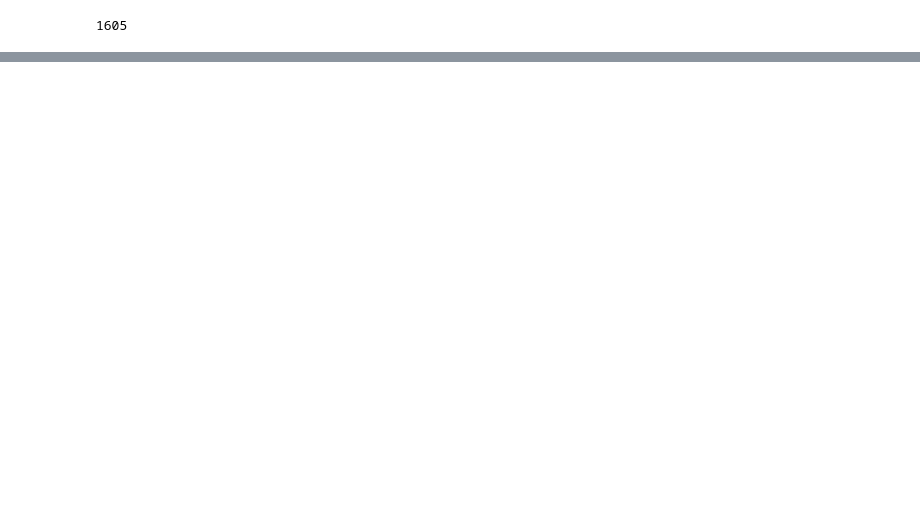
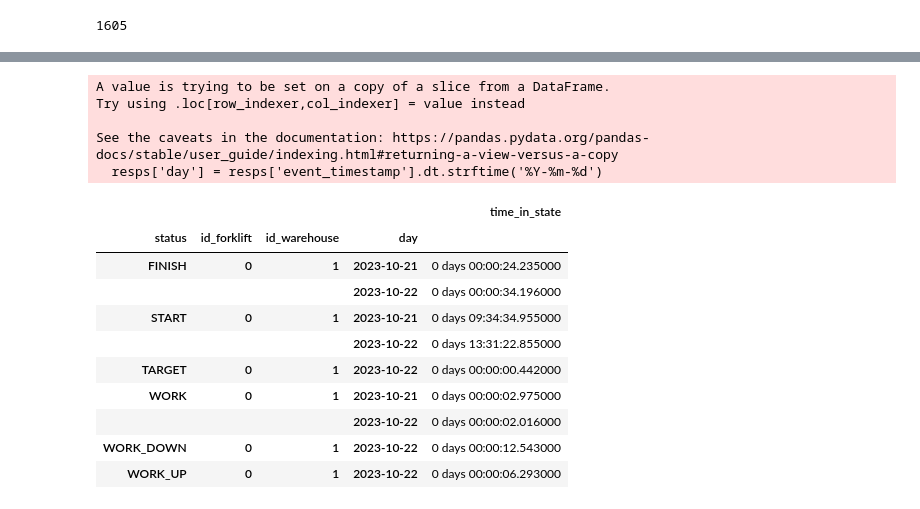
Before and after one commit to Lenidoxll/Automated-warehouse-monitoring, a Jupyter notebook: AnalyticalQueries.ipynb, the cells around one changed output, grey strips where cells are left out. Saved outputs shown, nothing was run; the diff lists cells and outputs as text; code cells hidden in the pictures; blank space fills up the shorter version.

```diff
--- a/AnalyticalQueries.ipynb
+++ b/AnalyticalQueries.ipynb
@@ -388,0 +375,20 @@ See the caveats in the documentation: https://pandas.pydata.org/pandas-docs/stab
+# %%
+resps['day'] = resps['event_timestamp'].dt.strftime('%Y-%m-%d')
+resps.groupby(['status', 'id_forklift', 'id_warehouse', 'day']).aggregate({'time_in_state': 'sum' })
+# %% [output]
+A value is trying to be set on a copy of a slice from a DataFrame.
+Try using .loc[row_indexer,col_indexer] = value instead
+
+See the caveats in the documentation: https://pandas.pydata.org/pandas-docs/stable/user_guide/indexing.html#returning-a-view-versus-a-copy
+  resps['day'] = resps['event_timestamp'].dt.strftime('%Y-%m-%d')
+|  |  |  |  | time_in_state |
+| status | id_forklift | id_warehouse | day |  |
+| FINISH | 0 | 1 | 2023-10-21 | 0 days 00:00:24.235000 |
+|  |  |  | 2023-10-22 | 0 days 00:00:34.196000 |
+| START | 0 | 1 | 2023-10-21 | 0 days 09:34:34.955000 |
+|  |  |  | 2023-10-22 | 0 days 13:31:22.855000 |
+| TARGET | 0 | 1 | 2023-10-22 | 0 days 00:00:00.442000 |
+| WORK | 0 | 1 | 2023-10-21 | 0 days 00:00:02.975000 |
+|  |  |  | 2023-10-22 | 0 days 00:00:02.016000 |
+| WORK_DOWN | 0 | 1 | 2023-10-22 | 0 days 00:00:12.543000 |
+| WORK_UP | 0 | 1 | 2023-10-22 | 0 days 00:00:06.293000 |
```
Also changed, not shown: parts of 3 cells of this notebook.
